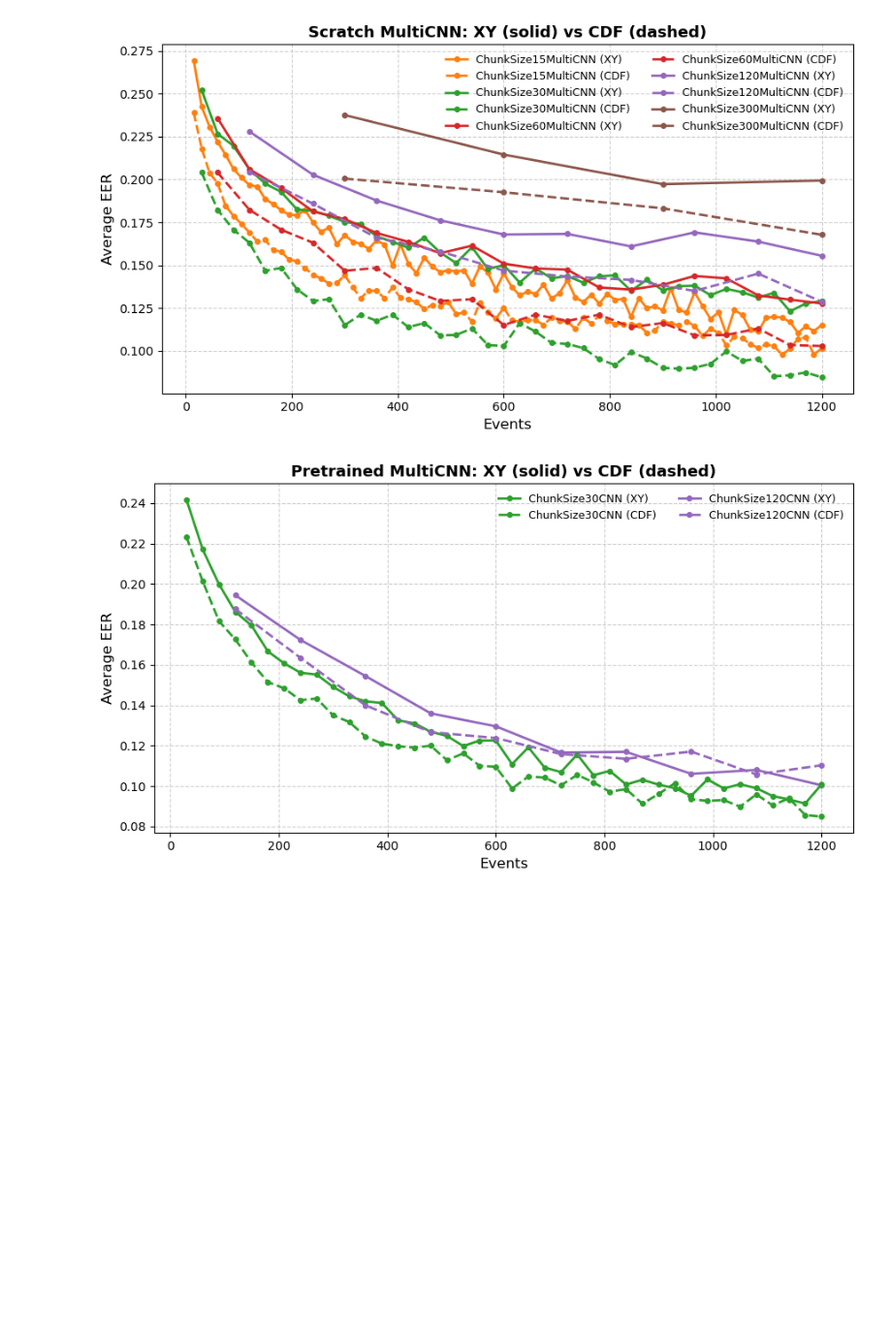
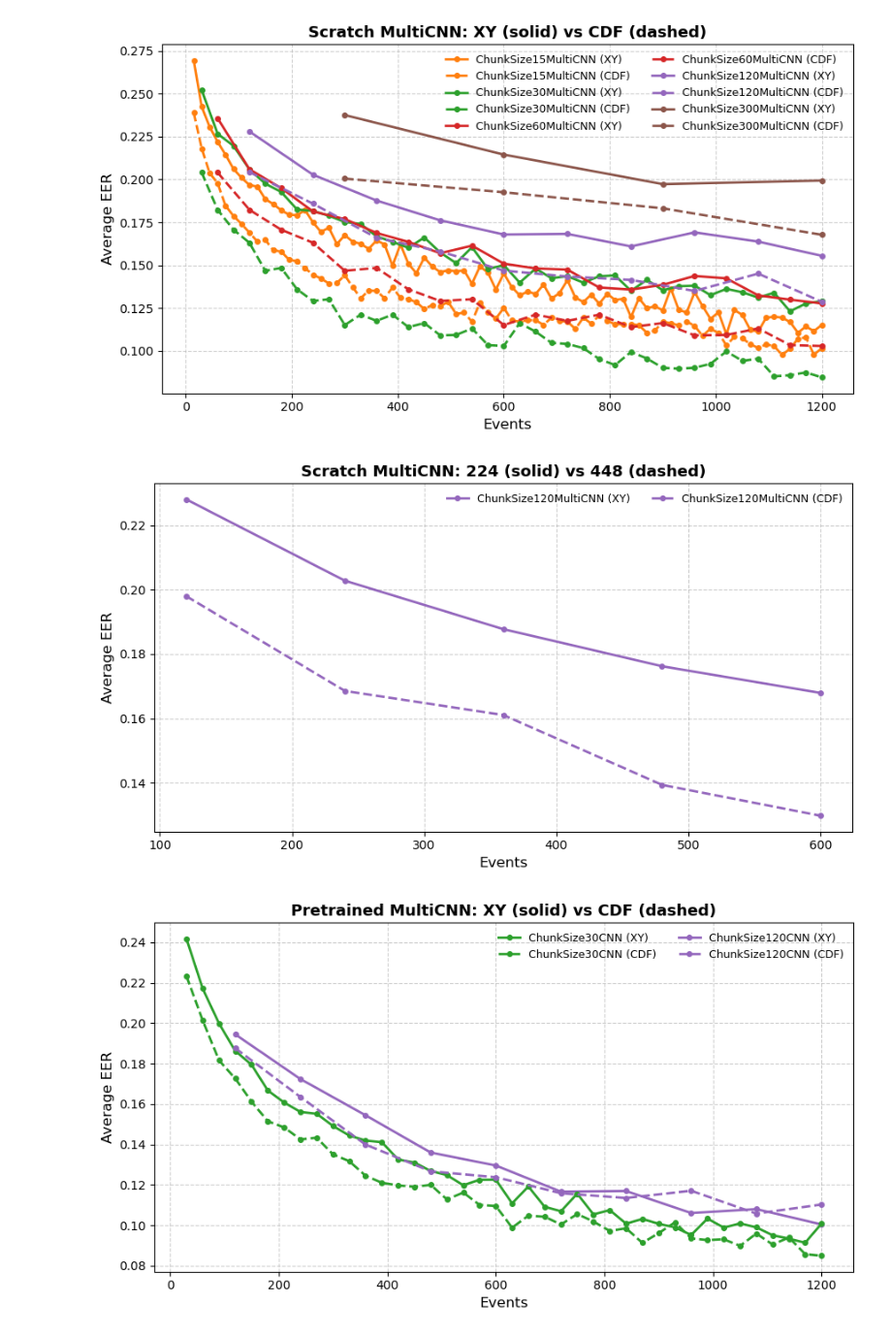
Before and after one commit to S-lijun/Mouse_Dynamics, a Jupyter notebook: Results.ipynb, the cells around one changed output. Shown at 97% size. Cells and saved outputs as stored; diff of their text form; code cells hidden in the pictures; blank space fills up the shorter version.

```diff
--- a/Results.ipynb
+++ b/Results.ipynb
@@ -518,6 +509,15 @@ plot_chunk_xy_cdf_curves(
 )
 # %% [output]
 [figure]
+# %%
+plot_chunk_xy_cdf_curves(
+    xy_dir="Visualization/Testing/XYPlot",
+    cdf_dir="Visualization/Testing/448",
+    title="Scratch MultiCNN: 224 (solid) vs 448 (dashed)",
+    max_event=650
+)
+# %% [output]
+[figure, added]
 # %%
 plot_chunk_xy_cdf_curves(
     xy_dir="Visualization/CV/train_multi_pretrained_CNN/XYPlot",
```
Also changed, not shown: parts of 2 cells of this notebook, 13 other files.
